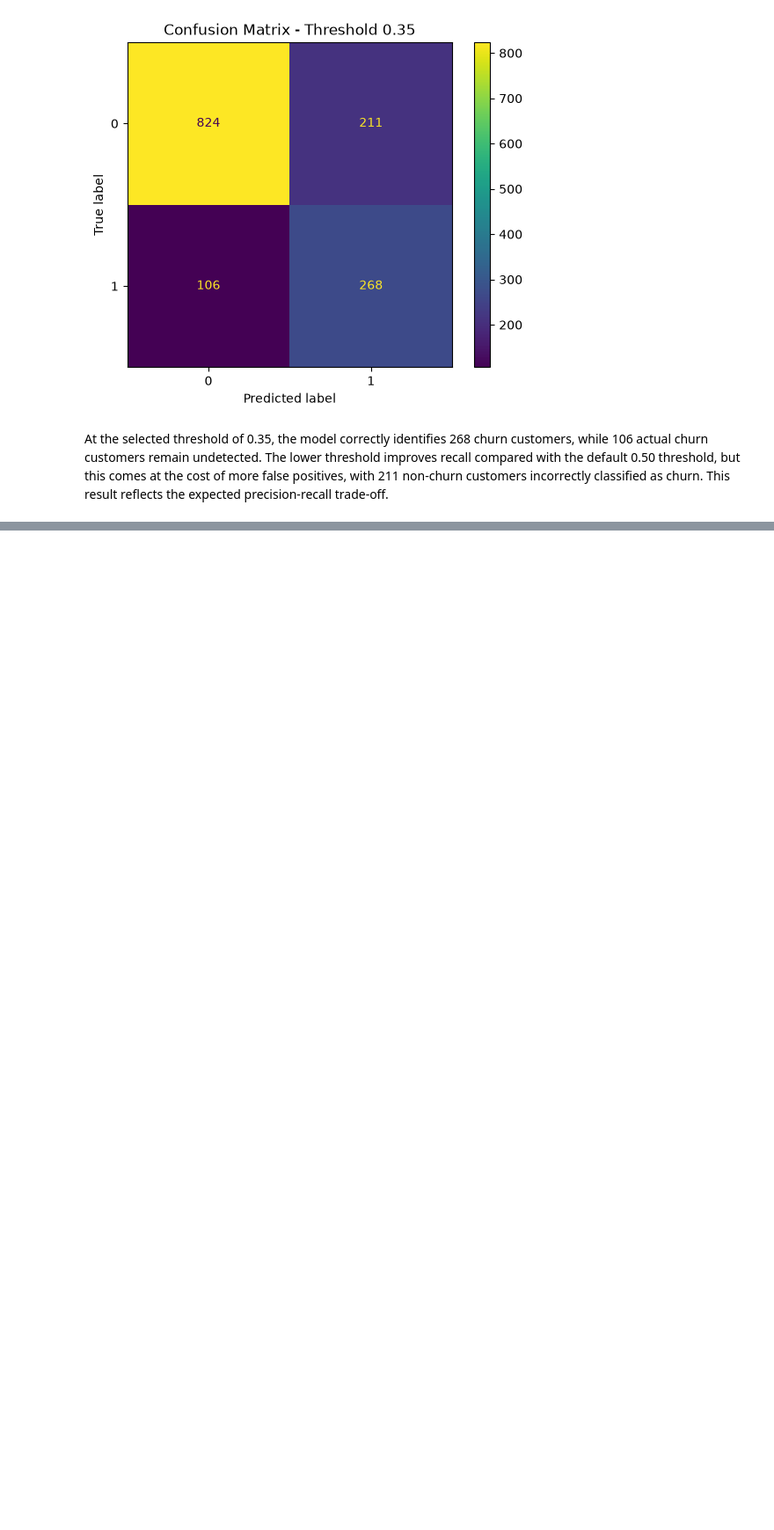
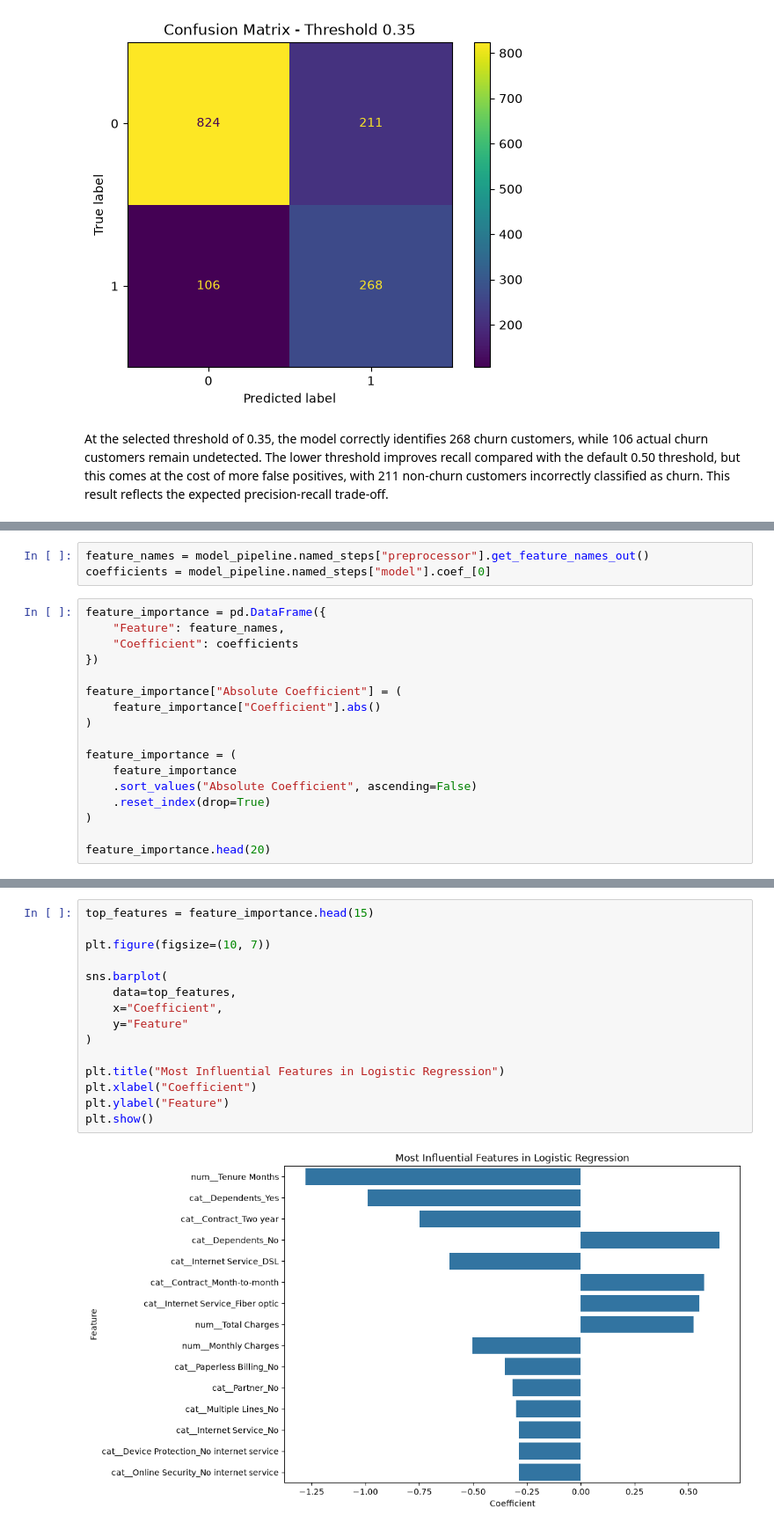
Before and after one commit to Eitheriel/telco-customer-churn-prediction, a Jupyter notebook: notebooks/05_model_preparation_and_baseline.ipynb, the cells around one changed output, grey strips where cells are left out. Shown at 88% size. Cells and saved outputs as stored; diff of their text form; blank space fills up the shorter version.

Commit message:
Add feature coefficients section to baseline notebook

```diff
--- a/notebooks/05_model_preparation_and_baseline.ipynb
+++ b/notebooks/05_model_preparation_and_baseline.ipynb
@@ -380,0 +380,20 @@ Overall, Logistic Regression provides a useful baseline model with good ranking
+# %%
+feature_names = model_pipeline.named_steps["preprocessor"].get_feature_names_out()
+coefficients = model_pipeline.named_steps["model"].coef_[0]
+# %%
+feature_importance = pd.DataFrame({
+    "Feature": feature_names,
+    "Coefficient": coefficients
+})
+
+feature_importance["Absolute Coefficient"] = (
+    feature_importance["Coefficient"].abs()
+)
+
+feature_importance = (
+    feature_importance
+    .sort_values("Absolute Coefficient", ascending=False)
+    .reset_index(drop=True)
+)
+
+feature_importance.head(20)
@@ -380,0 +418,17 @@ Overall, Logistic Regression provides a useful baseline model with good ranking
+# %%
+top_features = feature_importance.head(15)
+
+plt.figure(figsize=(10, 7))
+
+sns.barplot(
+    data=top_features,
+    x="Coefficient",
+    y="Feature"
+)
+
+plt.title("Most Influential Features in Logistic Regression")
+plt.xlabel("Coefficient")
+plt.ylabel("Feature")
+plt.show()
+# %% [output]
+[figure, added]
```
Also changed, not shown: parts of 5 cells of this notebook.
